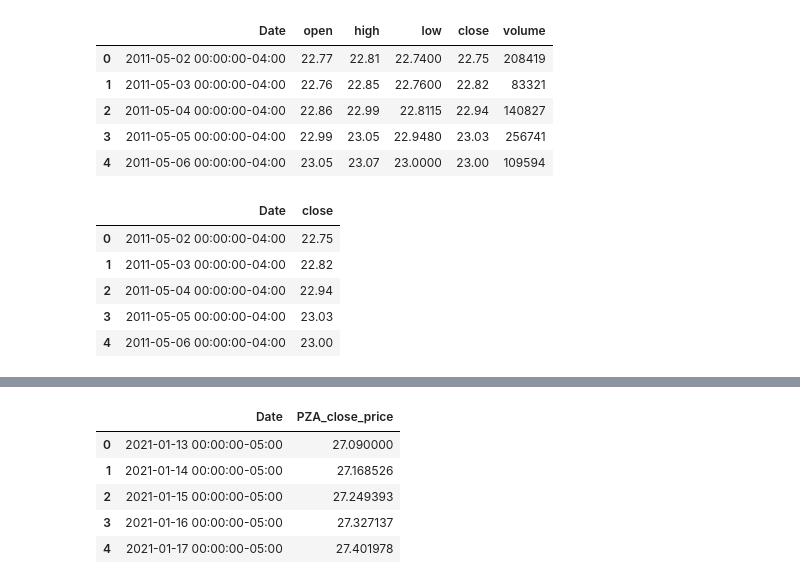
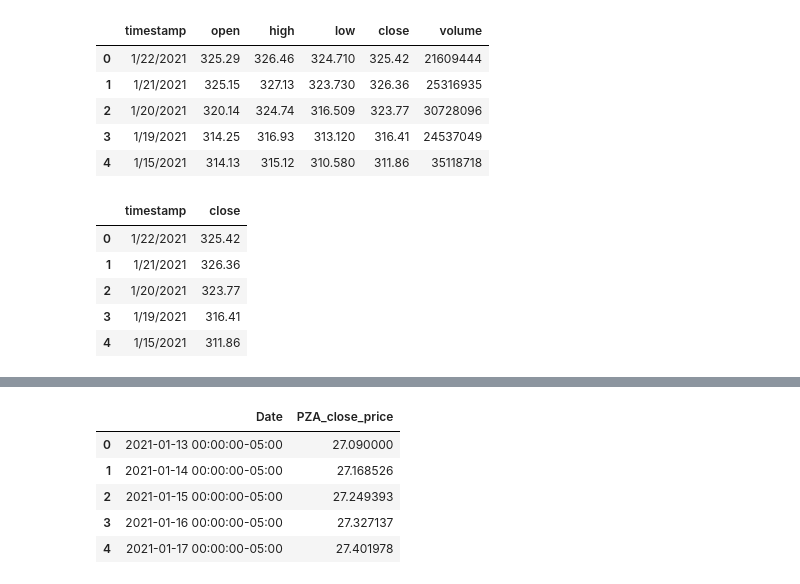
Before and after one commit to ummearusha/Insuring_Insurance_Payments, a Jupyter notebook: price_predictor_jb.ipynb, the cells around one changed output, grey strips where cells are left out. Drawn from its saved outputs; the diff is of its cells as text; code cells hidden in the pictures.

```diff
--- a/price_predictor_jb.ipynb
+++ b/price_predictor_jb.ipynb
@@ -20,27 +20,27 @@ from pathlib import Path
 import plotly.graph_objs as go
 # %%
 #Importing CSV
-csvpath = Path("Resources/PZA.csv")
+csvpath = Path("Resources/daily_QQQ.csv")
 ETF = pd.read_csv(csvpath)
 ETF.head()
 # %% [output]
-|  | Date | open | high | low | close | volume |
-| 0 | 2011-05-02 00:00:00-04:00 | 22.77 | 22.81 | 22.7400 | 22.75 | 208419 |
-| 1 | 2011-05-03 00:00:00-04:00 | 22.76 | 22.85 | 22.7600 | 22.82 | 83321 |
-| 2 | 2011-05-04 00:00:00-04:00 | 22.86 | 22.99 | 22.8115 | 22.94 | 140827 |
-| 3 | 2011-05-05 00:00:00-04:00 | 22.99 | 23.05 | 22.9480 | 23.03 | 256741 |
-| 4 | 2011-05-06 00:00:00-04:00 | 23.05 | 23.07 | 23.0000 | 23.00 | 109594 |
+|  | timestamp | open | high | low | close | volume |
+| 0 | 1/22/2021 | 325.29 | 326.46 | 324.710 | 325.42 | 21609444 |
+| 1 | 1/21/2021 | 325.15 | 327.13 | 323.730 | 326.36 | 25316935 |
+| 2 | 1/20/2021 | 320.14 | 324.74 | 316.509 | 323.77 | 30728096 |
+| 3 | 1/19/2021 | 314.25 | 316.93 | 313.120 | 316.41 | 24537049 |
+| 4 | 1/15/2021 | 314.13 | 315.12 | 310.580 | 311.86 | 35118718 |
 # %%
 # Removing all columns but close_price
 ETF.drop(columns=['open', 'high', 'low', 'volume'], inplace=True)
 ETF.head()
 # %% [output]
-|  | Date | close |
-| 0 | 2011-05-02 00:00:00-04:00 | 22.75 |
-| 1 | 2011-05-03 00:00:00-04:00 | 22.82 |
-| 2 | 2011-05-04 00:00:00-04:00 | 22.94 |
-| 3 | 2011-05-05 00:00:00-04:00 | 23.03 |
-| 4 | 2011-05-06 00:00:00-04:00 | 23.00 |
+|  | timestamp | close |
+| 0 | 1/22/2021 | 325.42 |
+| 1 | 1/21/2021 | 326.36 |
+| 2 | 1/20/2021 | 323.77 |
+| 3 | 1/19/2021 | 316.41 |
+| 4 | 1/15/2021 | 311.86 |
 # %%
 #Checking For Nulls
 ETF.isnull().sum()
```
Also changed, not shown: parts of 8 cells of this notebook, 2 other files.
